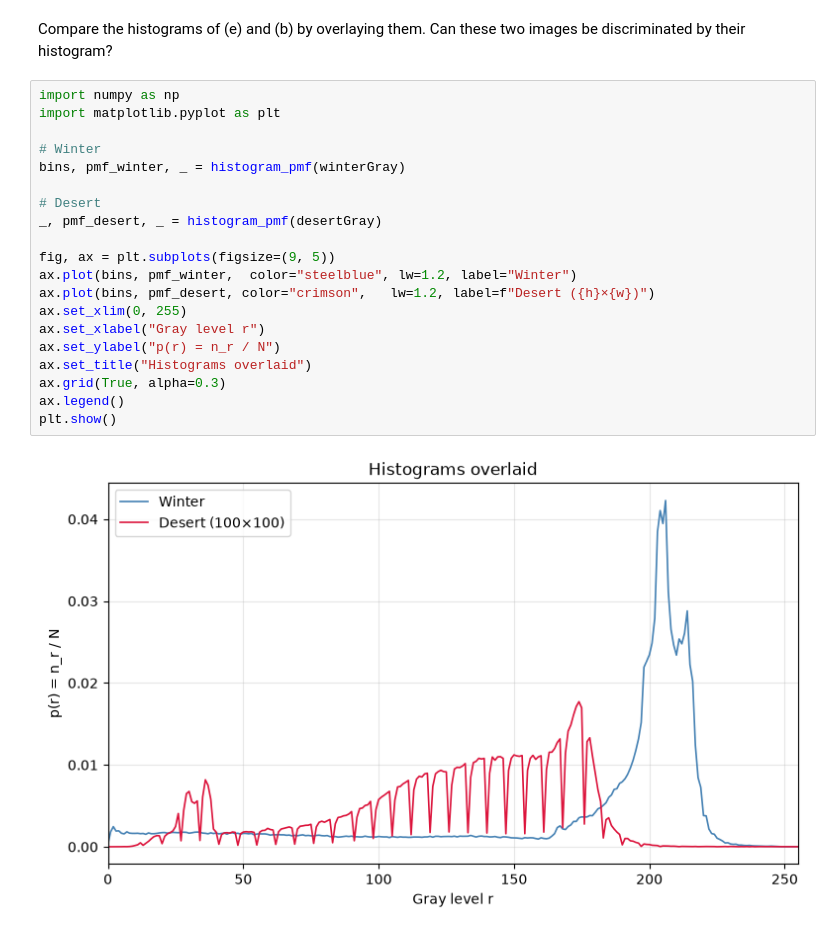
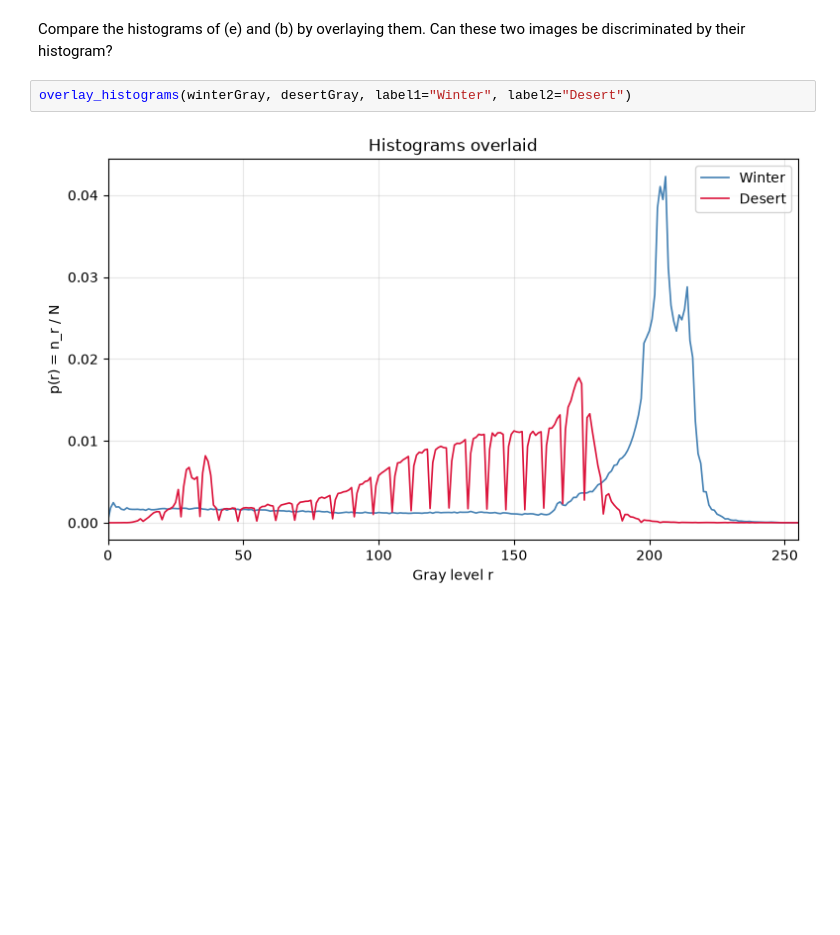
Before and after one commit to bdsh-14/unr-ee681-image-analysis, a Jupyter notebook: HW1/assignment1.ipynb, the cells around one changed output. Cells and saved outputs as stored; diff of their text form; blank space fills up the shorter version.

```diff
--- a/HW1/assignment1.ipynb
+++ b/HW1/assignment1.ipynb
@@ -158,24 +137,6 @@ display_gray_image(desertGray)
 Compare the histograms of (e) and (b) by overlaying them. Can these two
 images be discriminated by their histogram?
 # %%
-import numpy as np
-import matplotlib.pyplot as plt
-
-# Winter
-bins, pmf_winter, _ = histogram_pmf(winterGray)
-
-# Desert
-_, pmf_desert, _ = histogram_pmf(desertGray)
-
-fig, ax = plt.subplots(figsize=(9, 5))
-ax.plot(bins, pmf_winter,  color="steelblue", lw=1.2, label="Winter")
-ax.plot(bins, pmf_desert, color="crimson",   lw=1.2, label=f"Desert ({h}×{w})")
-ax.set_xlim(0, 255)
-ax.set_xlabel("Gray level r")
-ax.set_ylabel("p(r) = n_r / N")
-ax.set_title("Histograms overlaid")
-ax.grid(True, alpha=0.3)
-ax.legend()
-plt.show()
+overlay_histograms(winterGray, desertGray, label1="Winter", label2="Desert")
 # %% [output]
-[figure, old version]
+[figure, new version]
```
Also changed, not shown: parts of 1 cell of this notebook.
